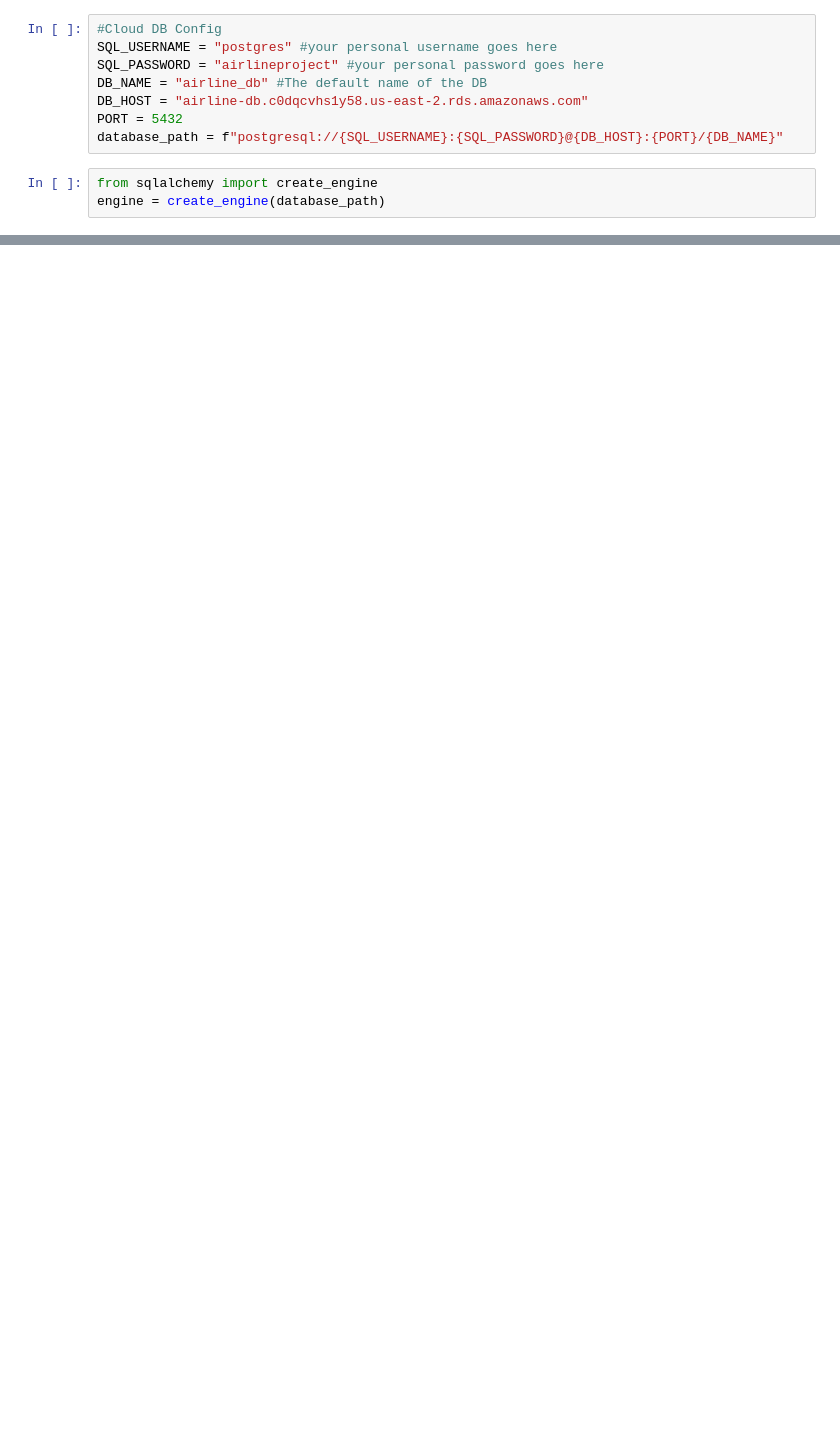
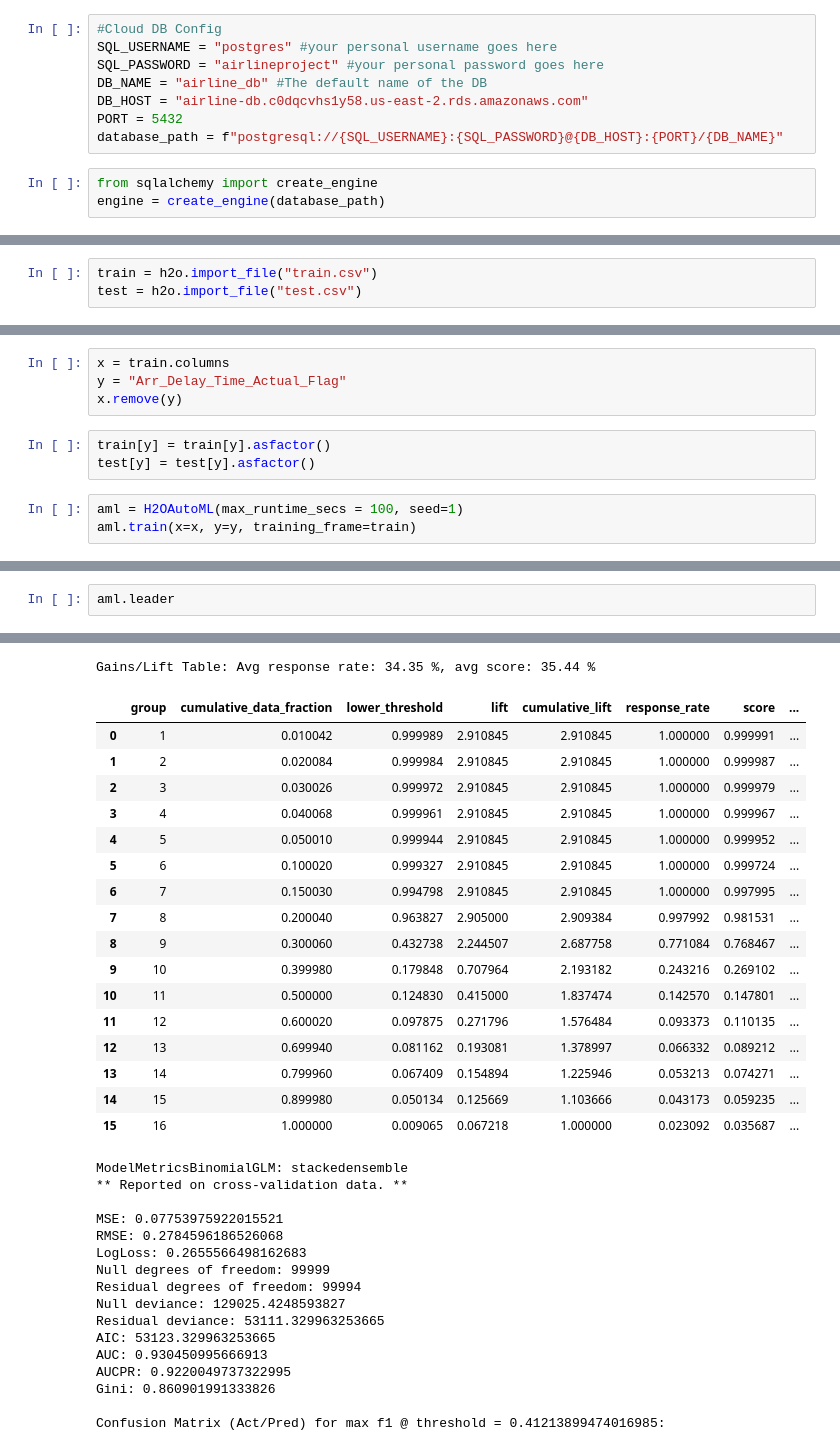
Before and after one commit to andrew-ana/machine-learning-project, a Jupyter notebook: diana_working_directory/p3notebook3.ipynb, the cells around one changed output, grey strips where cells are left out. Saved outputs shown, nothing was run; the diff lists cells and outputs as text; blank space fills up the shorter version.

```diff
--- a/diana_working_directory/p3notebook3.ipynb
+++ b/diana_working_directory/p3notebook3.ipynb
@@ -71,0 +102,3 @@ delay_means.sort_values(by = ["Arr_Delay_Time_Actual"])
+# %%
+train = h2o.import_file("train.csv")
+test = h2o.import_file("test.csv")
@@ -71,0 +108,10 @@ delay_means.sort_values(by = ["Arr_Delay_Time_Actual"])
+# %%
+x = train.columns
+y = "Arr_Delay_Time_Actual_Flag"
+x.remove(y)
+# %%
+train[y] = train[y].asfactor()
+test[y] = test[y].asfactor()
+# %%
+aml = H2OAutoML(max_runtime_secs = 100, seed=1)
+aml.train(x=x, y=y, training_frame=train)
@@ -71,0 +142,3 @@ delay_means.sort_values(by = ["Arr_Delay_Time_Actual"])
+# %%
+aml.leader
+# %% [output]
@@ -71,0 +184,34 @@ delay_means.sort_values(by = ["Arr_Delay_Time_Actual"])
+Gains/Lift Table: Avg response rate: 34.35 %, avg score: 35.44 %
+|  | group | cumulative_data_fraction | lower_threshold | lift | cumulative_lift | response_rate | score | ... |
+| 0 | 1 | 0.010042 | 0.999989 | 2.910845 | 2.910845 | 1.000000 | 0.999991 | ... |
+| 1 | 2 | 0.020084 | 0.999984 | 2.910845 | 2.910845 | 1.000000 | 0.999987 | ... |
+| 2 | 3 | 0.030026 | 0.999972 | 2.910845 | 2.910845 | 1.000000 | 0.999979 | ... |
+| 3 | 4 | 0.040068 | 0.999961 | 2.910845 | 2.910845 | 1.000000 | 0.999967 | ... |
+| 4 | 5 | 0.050010 | 0.999944 | 2.910845 | 2.910845 | 1.000000 | 0.999952 | ... |
+| 5 | 6 | 0.100020 | 0.999327 | 2.910845 | 2.910845 | 1.000000 | 0.999724 | ... |
+| 6 | 7 | 0.150030 | 0.994798 | 2.910845 | 2.910845 | 1.000000 | 0.997995 | ... |
+| 7 | 8 | 0.200040 | 0.963827 | 2.905000 | 2.909384 | 0.997992 | 0.981531 | ... |
+| 8 | 9 | 0.300060 | 0.432738 | 2.244507 | 2.687758 | 0.771084 | 0.768467 | ... |
+| 9 | 10 | 0.399980 | 0.179848 | 0.707964 | 2.193182 | 0.243216 | 0.269102 | ... |
+| 10 | 11 | 0.500000 | 0.124830 | 0.415000 | 1.837474 | 0.142570 | 0.147801 | ... |
+| 11 | 12 | 0.600020 | 0.097875 | 0.271796 | 1.576484 | 0.093373 | 0.110135 | ... |
+| 12 | 13 | 0.699940 | 0.081162 | 0.193081 | 1.378997 | 0.066332 | 0.089212 | ... |
+| 13 | 14 | 0.799960 | 0.067409 | 0.154894 | 1.225946 | 0.053213 | 0.074271 | ... |
+| 14 | 15 | 0.899980 | 0.050134 | 0.125669 | 1.103666 | 0.043173 | 0.059235 | ... |
+| 15 | 16 | 1.000000 | 0.009065 | 0.067218 | 1.000000 | 0.023092 | 0.035687 | ... |
+ModelMetricsBinomialGLM: stackedensemble
+** Reported on cross-validation data. **
+
+MSE: 0.07753975922015521
+RMSE: 0.2784596186526068
+LogLoss: 0.2655566498162683
+Null degrees of freedom: 99999
+Residual degrees of freedom: 99994
+Null deviance: 129025.4248593827
+Residual deviance: 53111.329963253665
+AIC: 53123.329963253665
+AUC: 0.930450995666913
+AUCPR: 0.9220049737322995
+Gini: 0.860901991333826
+
+Confusion Matrix (Act/Pred) for max f1 @ threshold = 0.41213899474016985:
```
Also changed, not shown: parts of 19 cells of this notebook, 4 other files.
